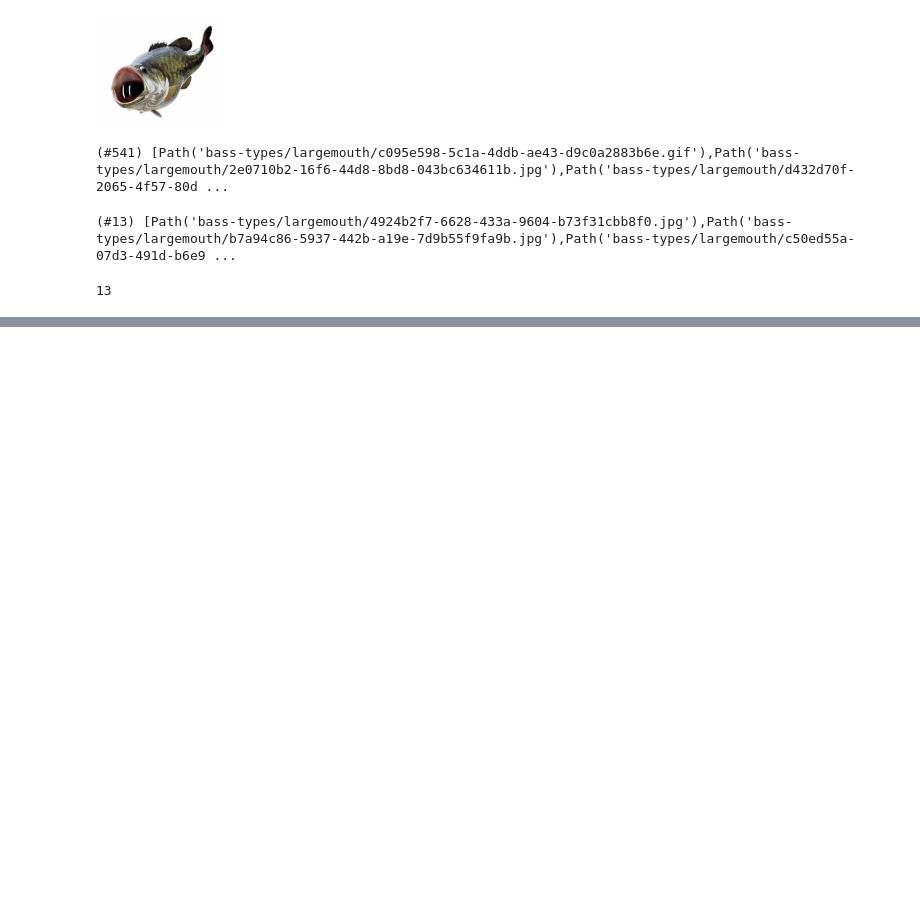
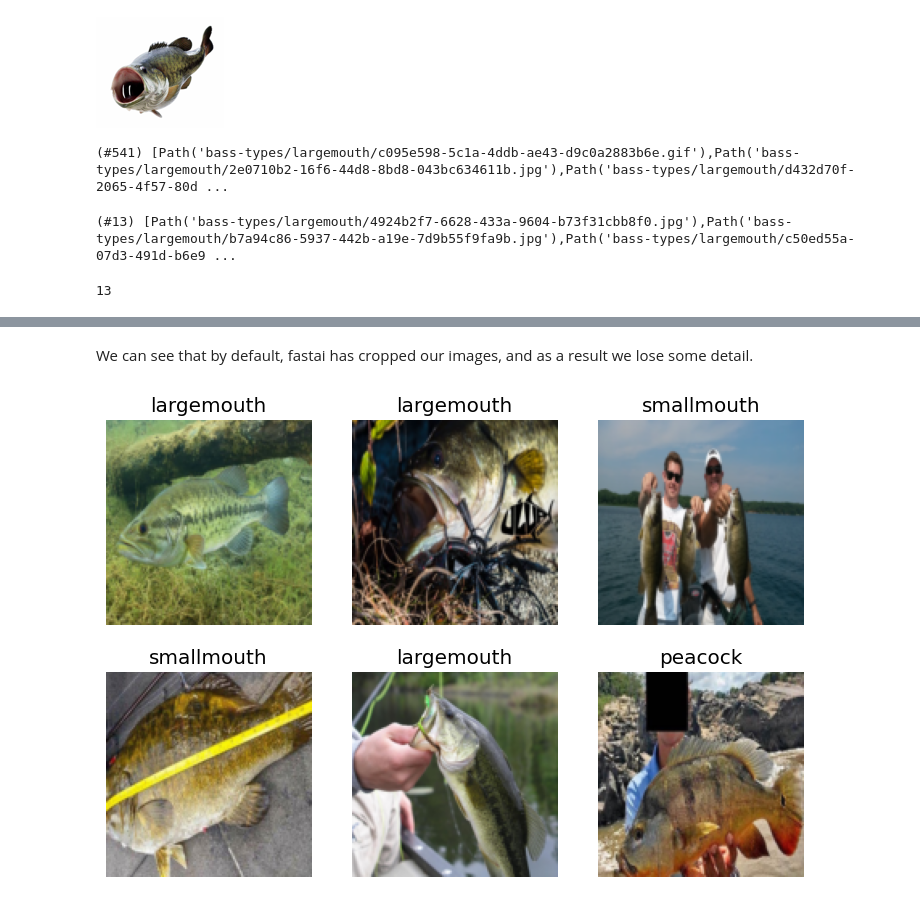
Before and after one commit to akaigraham/practical-deep-learning, a Jupyter notebook: first-deploy/first-deploy.ipynb, the cells around one changed output, grey strips where cells are left out. Cells and saved outputs as stored; diff of their text form; code cells hidden in the pictures; blank space fills up the shorter version.

```diff
--- a/first-deploy/first-deploy.ipynb
+++ b/first-deploy/first-deploy.ipynb
@@ -69,0 +89,9 @@ corrupt_ims.map(Path.unlink);
+# %% [markdown]
+We can see that by default, fastai has cropped our images, and as a result we lose some detail.
+# %%
+# instead of cropping, squish the images
+bass = bass.new(item_tfms=Resize(128, ResizeMethod.Squish))
+dls = bass.dataloaders(path)
+dls.valid.show_batch(max_n=6, nrows=2)
+# %% [output]
+[figure, added]
```
Also changed, not shown: parts of 19 cells of this notebook.
